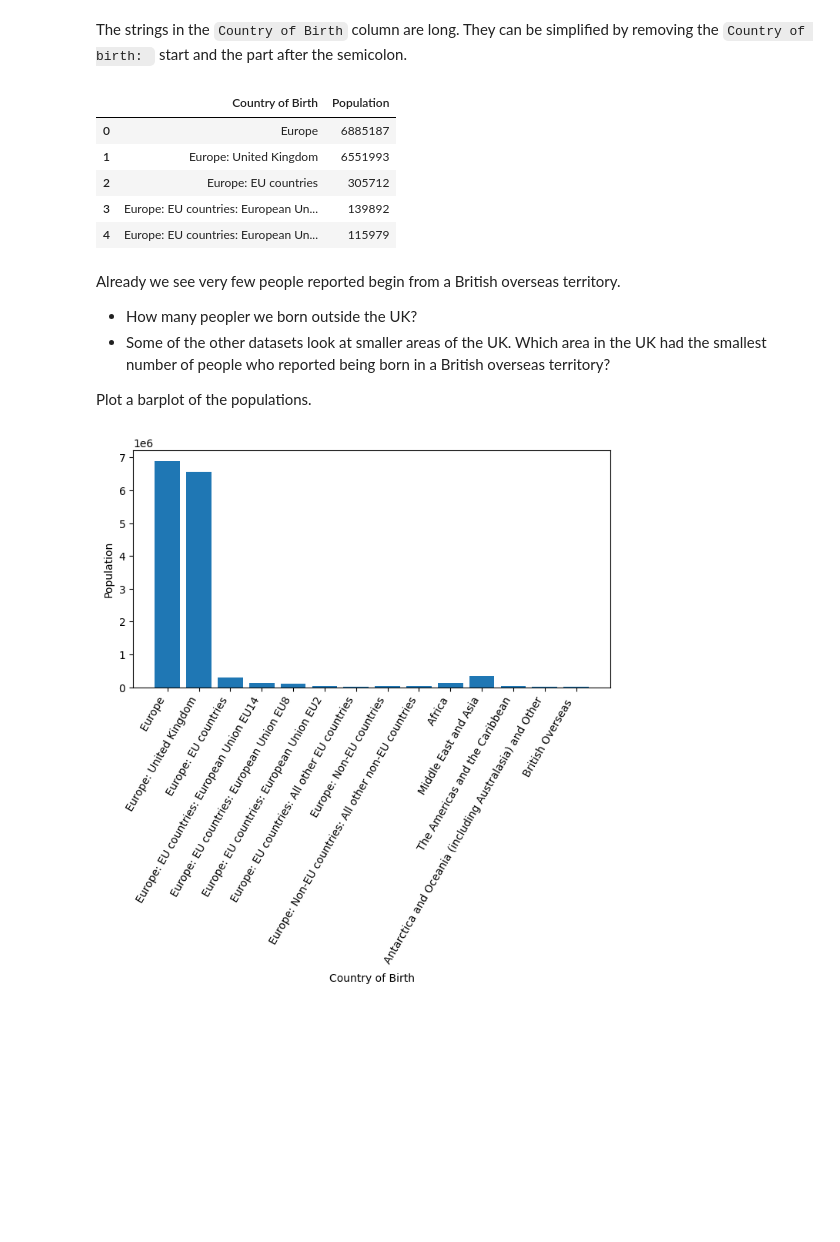
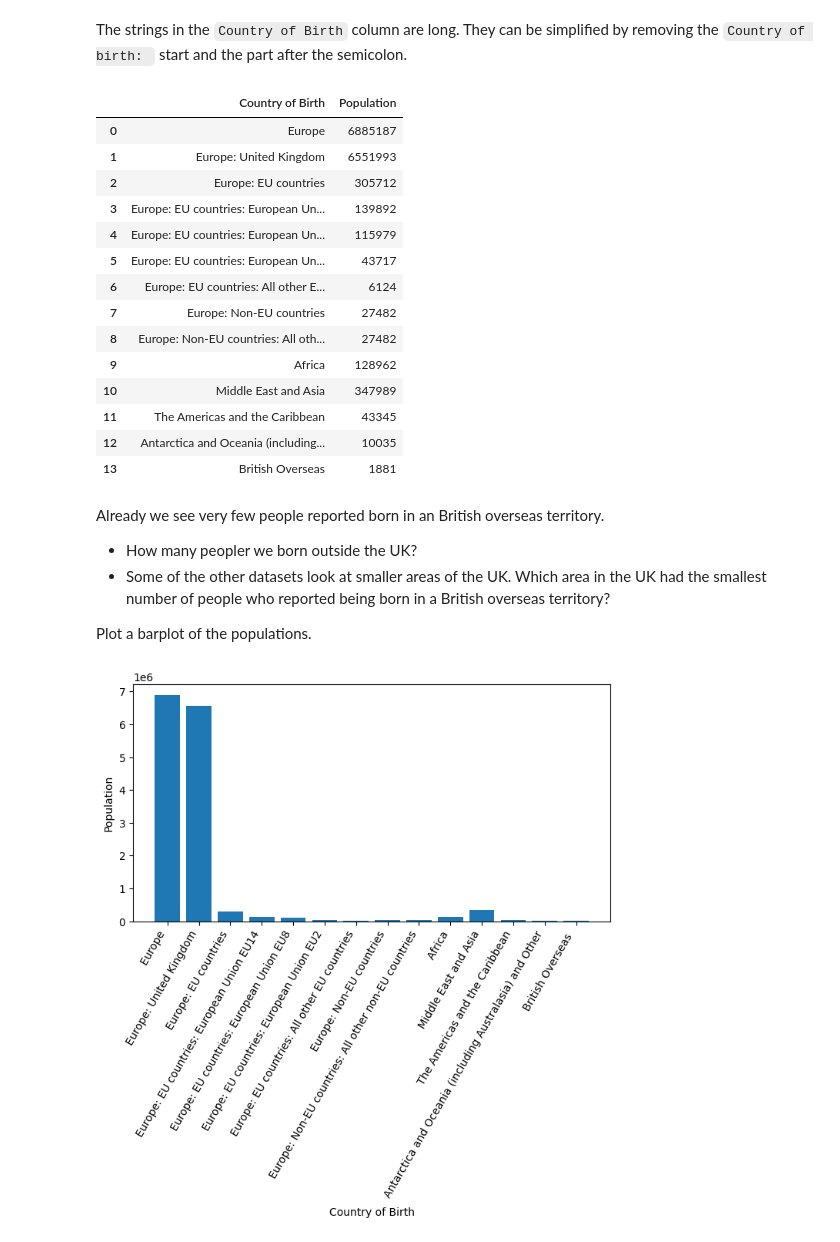
Before and after one commit to alexgregory1/work_experience_notebooks, a Jupyter notebook: notebook1.ipynb, the cells around one changed output. Saved outputs shown, nothing was run; the diff lists cells and outputs as text; code cells hidden in the pictures; blank space fills up the shorter version.

```diff
--- a/notebook1.ipynb
+++ b/notebook1.ipynb
@@ -81,19 +81,28 @@ The strings in the `Country of Birth` column are long. They can be simplified by
 # %%
 north_west_data["Country of Birth"] = (
     north_west_data["Country of Birth"].str.split(";")
     .apply(lambda x: x[0])
     .str.replace("Country of birth: ", " ")
 )
-north_west_data.head()
+north_west_data
 # %% [output]
 |  | Country of Birth | Population |
 | 0 | Europe | 6885187 |
 | 1 | Europe: United Kingdom | 6551993 |
 | 2 | Europe: EU countries | 305712 |
 | 3 | Europe: EU countries: European Un... | 139892 |
 | 4 | Europe: EU countries: European Un... | 115979 |
+| 5 | Europe: EU countries: European Un... | 43717 |
+| 6 | Europe: EU countries: All other E... | 6124 |
+| 7 | Europe: Non-EU countries | 27482 |
+| 8 | Europe: Non-EU countries: All oth... | 27482 |
+| 9 | Africa | 128962 |
+| 10 | Middle East and Asia | 347989 |
+| 11 | The Americas and the Caribbean | 43345 |
+| 12 | Antarctica and Oceania (including... | 10035 |
+| 13 | British Overseas | 1881 |
 # %% [markdown]
-Already we see very few people reported begin from a British overseas territory.
+Already we see very few people reported born in an British overseas territory.
 
 * How many peopler we born outside the UK?
 * Some of the other datasets look at smaller areas of the UK. Which area in the UK had the smallest number of people who reported being born in a British overseas territory?
```
Also changed, not shown: parts of 12 cells of this notebook.
